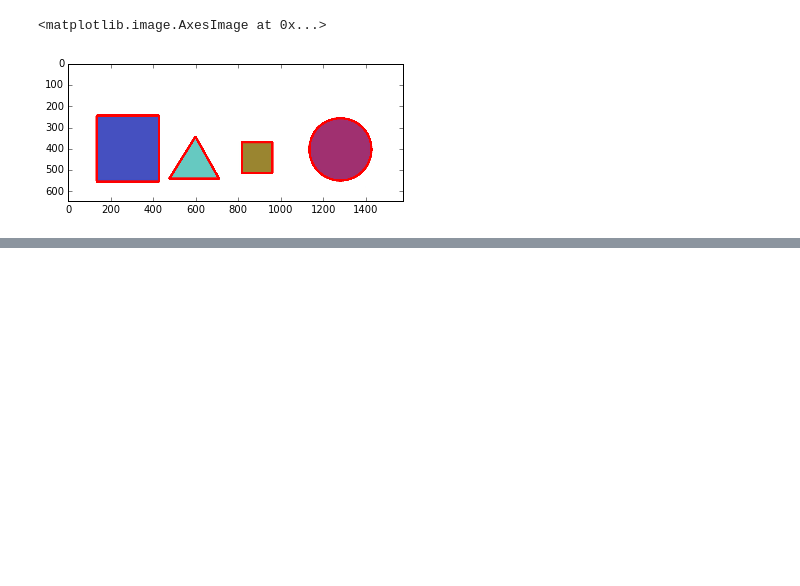
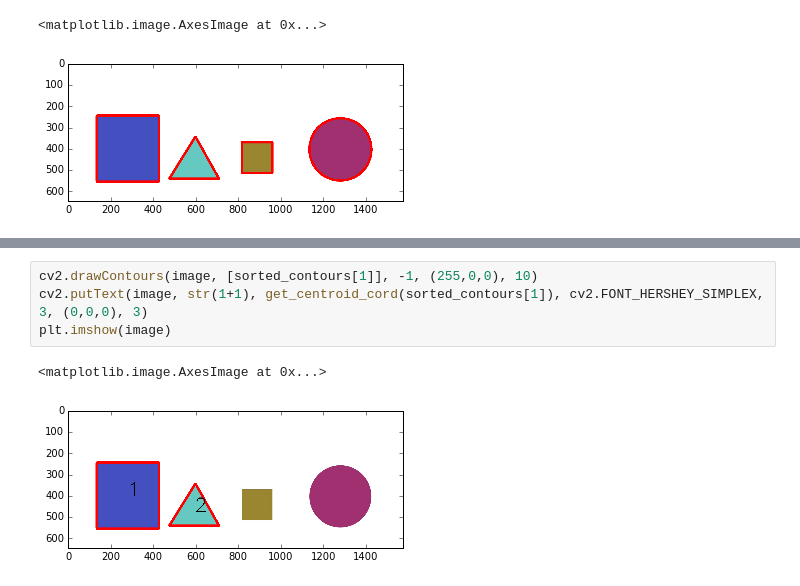
Before and after one commit to zwjyyc/finch, a Jupyter notebook: computer-vision/sorting-contours.ipynb, the cells around one changed output, grey strips where cells are left out. Saved outputs shown, nothing was run; the diff lists cells and outputs as text; blank space fills up the shorter version.

```diff
--- a/computer-vision/sorting-contours.ipynb
+++ b/computer-vision/sorting-contours.ipynb
@@ -76,0 +112,7 @@ plt.imshow(image)
+# %%
+cv2.drawContours(image, [sorted_contours[1]], -1, (255,0,0), 10)
+cv2.putText(image, str(1+1), get_centroid_cord(sorted_contours[1]), cv2.FONT_HERSHEY_SIMPLEX, 3, (0,0,0), 3)
+plt.imshow(image)
+# %% [output]
+<matplotlib.image.AxesImage at 0x...>
+[figure, added]
```
Also changed, not shown: parts of 7 cells of this notebook.
